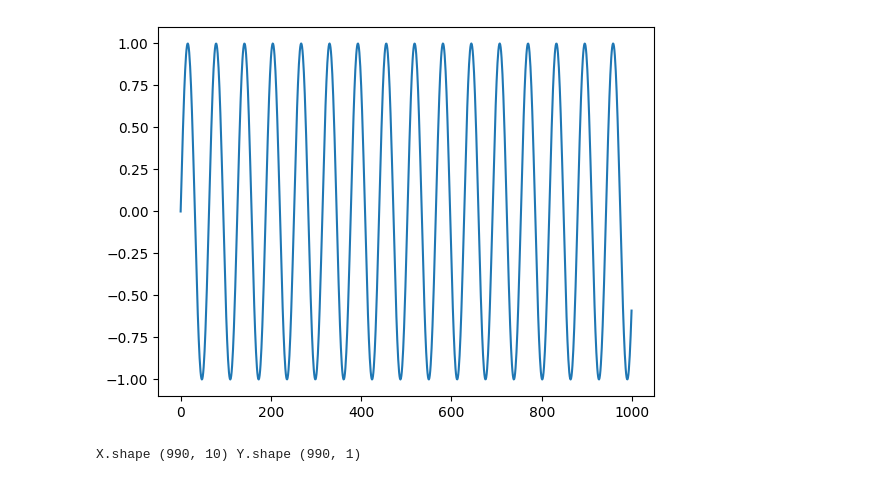
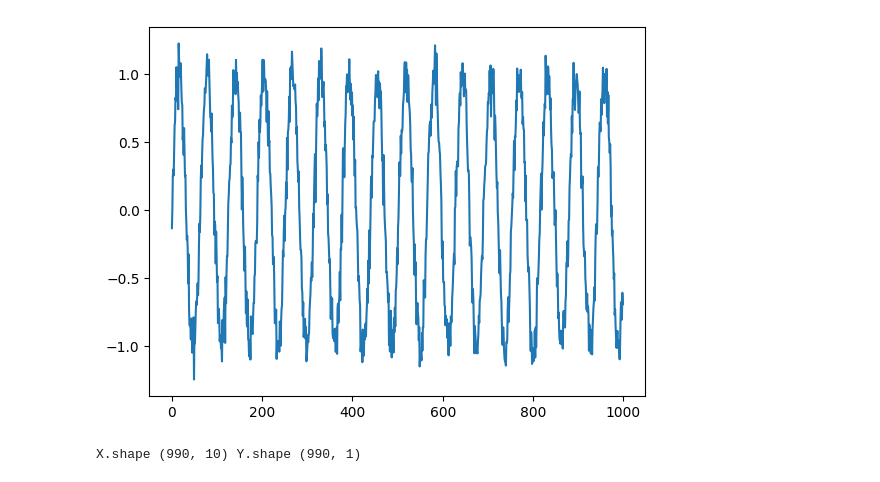
Before and after one commit to diyavol76/AI-on-my-own-hook, a Jupyter notebook: RNN/PyTorch Autoregressive Model.ipynb, the cells around one changed output. Drawn from its saved outputs; the diff is of its cells as text; code cells hidden in the pictures.

```diff
--- a/RNN/PyTorch Autoregressive Model.ipynb
+++ b/RNN/PyTorch Autoregressive Model.ipynb
@@ -6,13 +6,13 @@ import matplotlib.pyplot as plt
 # %%
 # make the original data
 N = 1000
-series = np.sin(0.1*np.arange(N))# + np.random.randn(N)*0.1
+series = np.sin(0.1*np.arange(N)) + np.random.randn(N)*0.1
 
 # plot it
 plt.plot(series)
 plt.show()
 # %% [output]
-[figure, old version]
+[figure, new version]
 # %%
 ### build the dataset
 # let's see if we can use T past values to predict the next value
```
Also changed, not shown: parts of 4 cells of this notebook.
